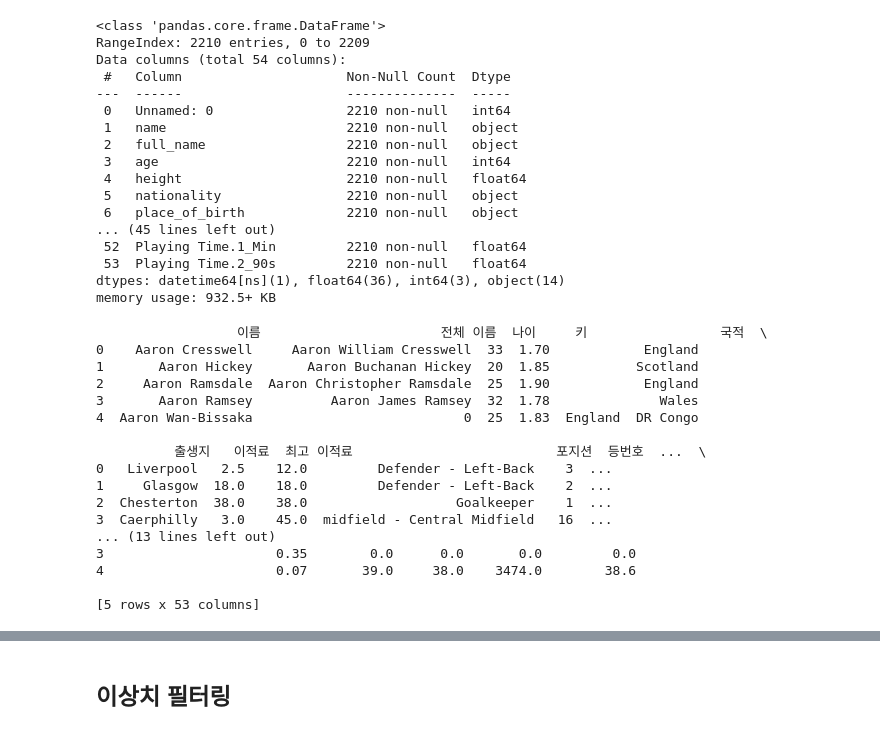
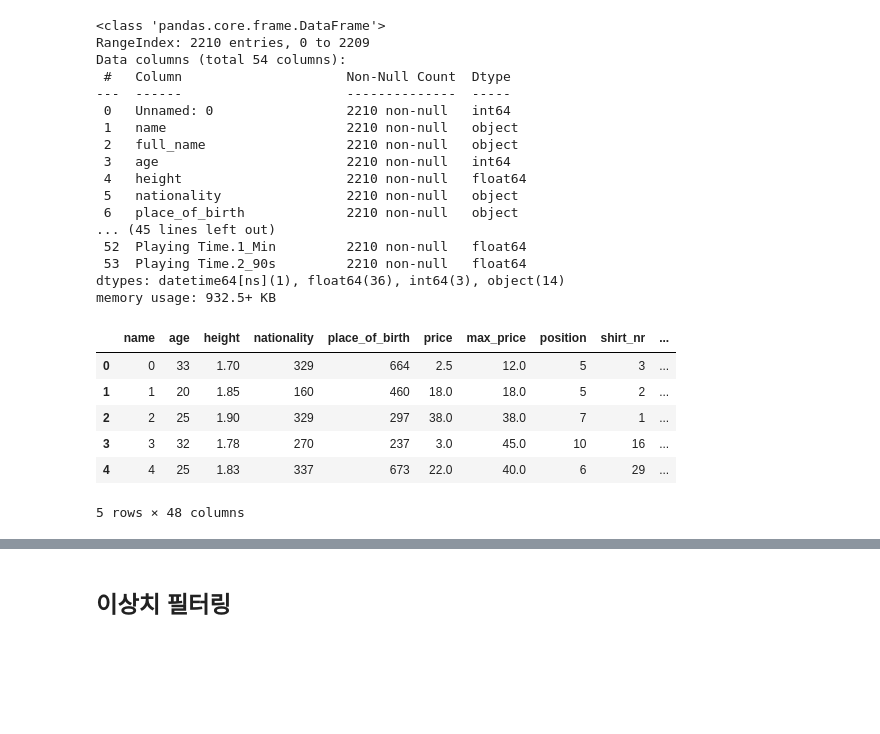
Before and after one commit to nyulnyul/FootballValues, a Jupyter notebook: footballvalue.ipynb, the cells around one changed output, grey strips where cells are left out. Cells and saved outputs as stored; diff of their text form; code cells hidden in the pictures; blank space fills up the shorter version.

```diff
--- a/footballvalue.ipynb
+++ b/footballvalue.ipynb
@@ -127,38 +127,38 @@ Data columns (total 54 columns):
  53  Playing Time.2_90s         2210 non-null   float64
 dtypes: datetime64[ns](1), float64(36), int64(3), object(14)
 memory usage: 932.5+ KB
-# %%
-df.columns = [
-    '인덱스', '이름', '전체 이름', '나이', '키', '국적', '출생지', '이적료', '최고 이적료',
-    '포지션', '등번호', '주발', '클럽', '계약 만료일', '클럽 가입일', '에이전트', '용품업체',
-    '리그', '선수', '국가', '포지션', '출전 시간_MP', '출전 시간.1_선발', '출전 시간.2_분',
-    '출전 시간.3_90분', '성적_득점', '성적.1_도움', '성적.2_득점+도움', '성적.3_필드골 (페널티 제외)',
-    '성적.4_페널티 득점', '성적.5_페널티 시도', '성적.6_경고 (옐로 카드)', '성적.7_퇴장 (레드 카드)',
-    '기대 득점_xG', '기대 득점.1_npxG', '기대 도움_xAG', '기대 득점+기대 도움_npxG+xAG',
-    '공 진척_PrgC', '패스 진척_PrgP', '달리기 진척_PrgR', '90분당 득점', '90분당 도움',
-    '90분당 득점+도움', '90분당 필드골 (페널티 제외)', '90분당 득점+도움 (페널티 제외)',
-    '90분당 기대 득점', '90분당 기대 도움', '90분당 기대 득점+도움', '90분당 기대 득점 (페널티 제외)',
-    '90분당 기대 득점+기대 도움 (페널티 제외)', '출전 경기 수_MP', '출전 시간_선발',
-    '출전 시간.1_분', '출전 시간.2_90분'
-]
-df = df.drop(columns=['인덱스'])
-# 데이터프레임 확인
-print(df.head())
-# %% [output]
-                  이름                       전체 이름  나이     키                 국적  \
-0    Aaron Cresswell     Aaron William Cresswell  33  1.70            England
-1       Aaron Hickey       Aaron Buchanan Hickey  20  1.85           Scotland
-2     Aaron Ramsdale  Aaron Christopher Ramsdale  25  1.90            England
-3       Aaron Ramsey          Aaron James Ramsey  32  1.78              Wales
-4  Aaron Wan-Bissaka                           0  25  1.83  England  DR Congo
-
-          출생지   이적료  최고 이적료                          포지션  등번호  ...  \
-0   Liverpool   2.5    12.0         Defender - Left-Back    3  ...
-1     Glasgow  18.0    18.0         Defender - Left-Back    2  ...
-2  Chesterton  38.0    38.0                   Goalkeeper    1  ...
-3  Caerphilly   3.0    45.0  midfield - Central Midfield   16  ...
-... (13 lines left out)
-3                      0.35        0.0      0.0       0.0         0.0
-4                      0.07       39.0     38.0    3474.0        38.6
-
-[5 rows x 53 columns]
+# %%
+
+# 카테고리형 변수에 대해 Label Encoding 수행
+label_encoders = {}
+categorical_columns = ['nationality', 'position', 'foot', 'club', 'player_agent', 'league']
+
+for column in categorical_columns:
+    le = LabelEncoder()
+    df[column] = le.fit_transform(df[column].astype(str))
+    label_encoders[column] = le
+
+
+
+# 날짜형 변수에 대해 날짜 처리 수행
+df['contract_expires'] = pd.to_datetime(df['contract_expires'], errors='coerce')
+df['joined_club'] = pd.to_datetime(df['joined_club'], errors='coerce')
+
+# 날짜형 변수를 수치형 변수로 변환 (연도로 변환)하고 int64로 변환
+df['contract_expires'] = df['contract_expires'].dt.year.astype('int64')
+df['joined_club'] = df['joined_club'].dt.year.astype('int64')
+
+# 결측치 확인 및 처리
+df.fillna(0, inplace=True)
+
+
+# 결과 확인
+df.head()
+# %% [output]
+|  | name | age | height | nationality | place_of_birth | price | max_price | position | shirt_nr | ... |
+| 0 | 0 | 33 | 1.70 | 329 | 664 | 2.5 | 12.0 | 5 | 3 | ... |
+| 1 | 1 | 20 | 1.85 | 160 | 460 | 18.0 | 18.0 | 5 | 2 | ... |
+| 2 | 2 | 25 | 1.90 | 329 | 297 | 38.0 | 38.0 | 7 | 1 | ... |
+| 3 | 3 | 32 | 1.78 | 270 | 237 | 3.0 | 45.0 | 10 | 16 | ... |
+| 4 | 4 | 25 | 1.83 | 337 | 673 | 22.0 | 40.0 | 6 | 29 | ... |
+5 rows × 48 columns
```
Also changed, not shown: parts of 11 cells of this notebook.
